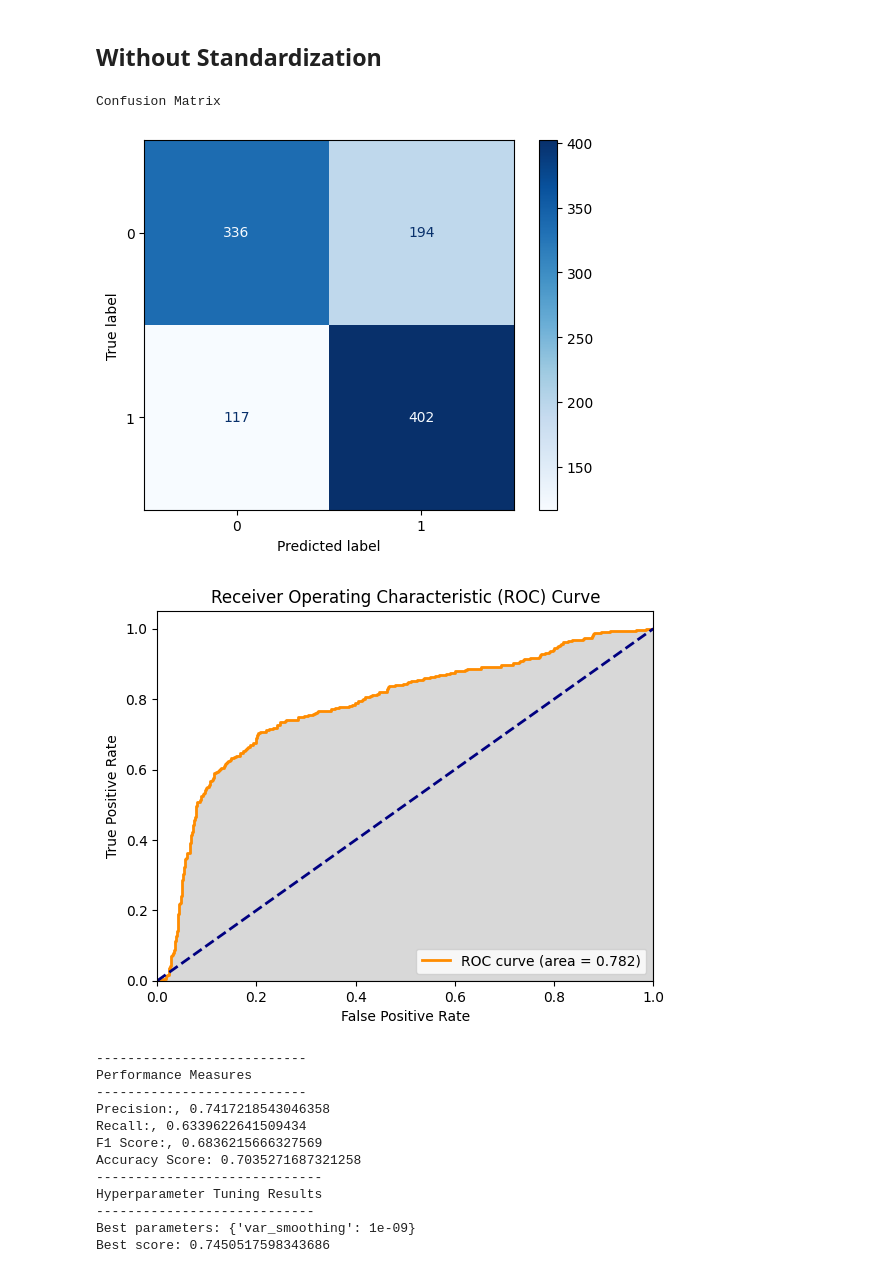
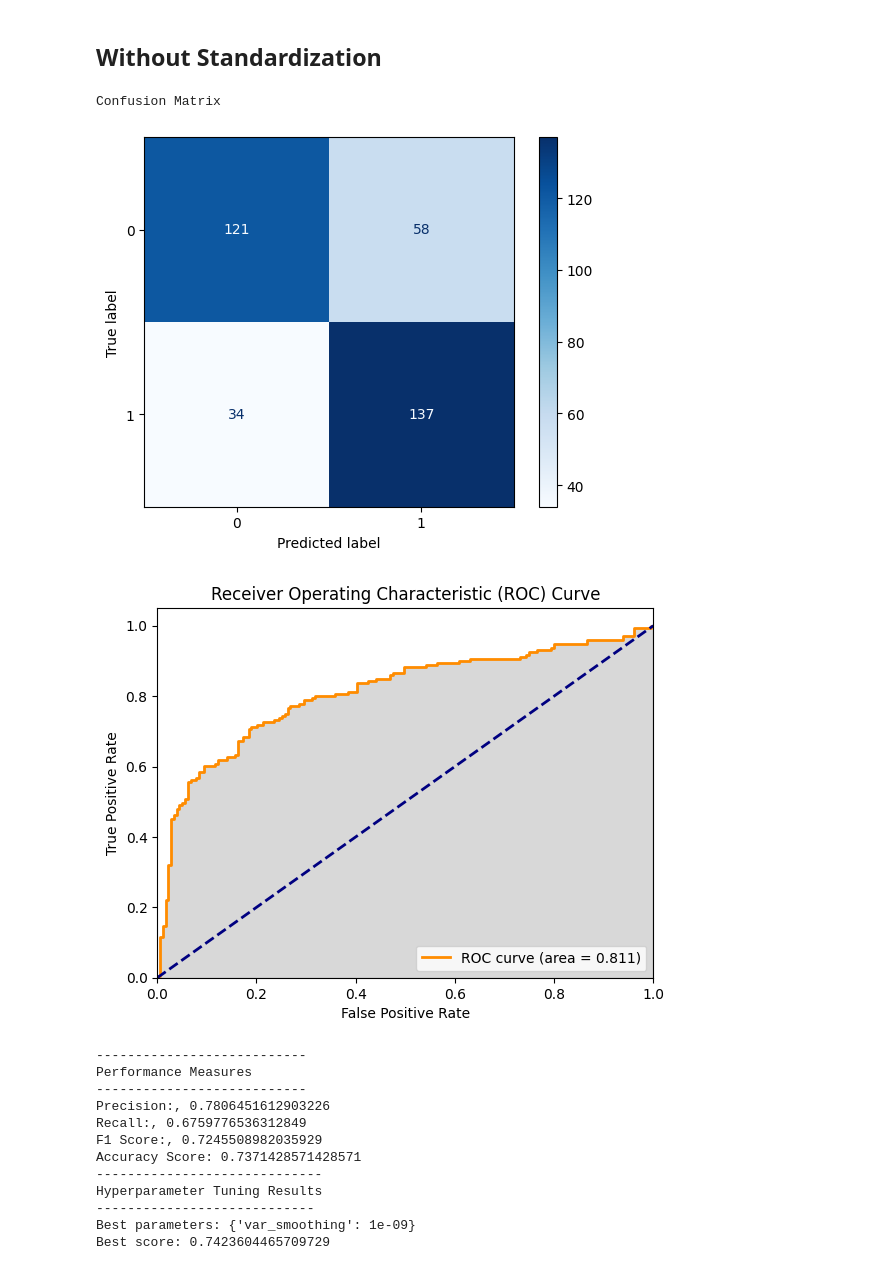
Before and after one commit to lopez-Luis89/Credit, a Jupyter notebook: Team Project AAI 501.ipynb, the cells around one changed output. Saved outputs shown, nothing was run; the diff lists cells and outputs as text; code cells hidden in the pictures.

```diff
--- a/Team Project AAI 501.ipynb
+++ b/Team Project AAI 501.ipynb
@@ -700,21 +679,25 @@ smote = SMOTE()
 X_resampled, Y_resampled =  smote.fit_resample(x,y)
 
 #Splitting
-x_train, x_test, y_train, y_test = train_test_split(X_resampled, Y_resampled, train_size= .25)
-
+x_train, x_test, y_train, y_test = train_test_split(X_resampled, Y_resampled, train_size= .75)
 
 #Standardizing
 scaler = StandardScaler()
 xtrain_scale = scaler.fit_transform(x_train)
 xtest = scaler.transform(x_test)
 
+# Hyperparameter Tuning
+param_grid = {'var_smoothing': [1e-9, 1e-8, 1e-7, 1e-6, 1e-5, 1e-4]}
+grid_search = GridSearchCV(estimator=GaussianNB(), param_grid=param_grid, cv=5, scoring='accuracy')
+grid_search.fit(xtrain_scale, y_train)
 
-n_b = GaussianNB()
-n_b.fit(xtrain_scale,y_train)
-predictions= n_b.predict(xtest)
+# Training
+n_b_best = grid_search.best_estimator_
+n_b_best.fit(xtrain_scale, y_train)
+predictions_ = n_b_best.predict(xtest)
 
 #Performance
-scores = n_b.score(xtest, y_test)
+scores = n_b_best.score(xtest, y_test)
 conf_mtrx = confusion_matrix(y_test, predictions)
 precision = precision_score(y_test, predictions)
 recall = recall_score(y_test, predictions)
@@ -726,15 +709,8 @@ print('Confusion Matrix')
 disp.plot(cmap='Blues', include_values=True)
 plt.show();
 
-
-#Hyperparameter Tuning
-param_grid = {'var_smoothing': [1e-9, 1e-8, 1e-7, 1e-6, 1e-5, 1e-4]}
-grid_search = GridSearchCV(estimator=n_b, param_grid=param_grid, cv=5, scoring='accuracy')
-grid_search.fit(x_train, y_train)
-
-
 #Plotting ROC Curve
-y_pred_proba = n_b.predict_proba(xtest)[:, 1]
+y_pred_proba = n_b_best.predict_proba(xtest)[:, 1]
 fpr, tpr, thresholds = roc_curve(y_test, y_pred_proba, pos_label=2)
 roc_auc = auc(fpr, tpr)
 
@@ -782,13 +758,18 @@ Best score: 0.7450517598343686
 # %% [markdown]
 ## Without Standardization
 # %%
-#Training
-n_b = GaussianNB()
-n_b.fit(x_train,y_train)
-predictions_= n_b.predict(x_test)
+# Hyperparameter Tuning
+param_grid = {'var_smoothing': [1e-9, 1e-8, 1e-7, 1e-6, 1e-5, 1e-4]}
+grid_search = GridSearchCV(estimator=GaussianNB(), param_grid=param_grid, cv=5, scoring='accuracy')
+grid_search.fit(x_train, y_train)
+
+# Training
+n_b_best = grid_search.best_estimator_
+n_b_best.fit(x_train, y_train)
+predictions_ = n_b_best.predict(x_test)
 
 #Performance
-scores = n_b.score(x_test, y_test)
+scores = n_b_best.score(x_test, y_test)
 conf_mtrx = confusion_matrix(y_test, predictions_)
 precision = precision_score(y_test, predictions_)
 recall = recall_score(y_test, predictions_)
@@ -808,49 +789,49 @@ grid_search.fit(x_train, y_train)
 
 
 #Plotting ROC Curve
-y_pred_proba = n_b.predict_proba(x_test)[:, 1]
+y_pred_proba = n_b_best.predict_proba(x_test)[:, 1]
 fpr, tpr, thresholds = roc_curve(y_test, y_pred_proba, pos_label=2)
 roc_auc = auc(fpr, tpr)
 
 
 plt.figure()
 plt.plot(fpr, tpr, color='darkorange', lw=2, label=f'ROC curve (area = {round(roc_auc,3)})')
 plt.fill_between(fpr, tpr, color='gray', alpha=0.3)
 plt.plot([0, 1], [0, 1], color='navy', lw=2, linestyle='--')
 plt.xlim([0.0, 1.0])
 plt.ylim([0.0, 1.05])
 plt.xlabel('False Positive Rate')
 plt.ylabel('True Positive Rate')
 plt.title('Receiver Operating Characteristic (ROC) Curve')
 plt.legend(loc="lower right")
 plt.show();
 
 print('---------------------------')
 print('Performance Measures')
 print('---------------------------')
 print(f'Precision:, {precision}')
 print(f'Recall:, {recall}')
 print(f'F1 Score:, {f1}')
 print(f'Accuracy Score: {scores}')
 print('-----------------------------')
 print('Hyperparameter Tuning Results')
 print('----------------------------')
 print("Best parameters:", grid_search.best_params_)
 print("Best score:", grid_search.best_score_)
 # %% [output]
 Confusion Matrix
-[figure, old version]
+[figure, new version]
-[figure, old version]
+[figure, new version]
 ---------------------------
 Performance Measures
 ---------------------------
-Precision:, 0.7417218543046358
-Recall:, 0.6339622641509434
-F1 Score:, 0.6836215666327569
-Accuracy Score: 0.7035271687321258
+Precision:, 0.7806451612903226
+Recall:, 0.6759776536312849
+F1 Score:, 0.7245508982035929
+Accuracy Score: 0.7371428571428571
 -----------------------------
 Hyperparameter Tuning Results
 ----------------------------
 Best parameters: {'var_smoothing': 1e-09}
-Best score: 0.7450517598343686
+Best score: 0.7423604465709729
 # %% [markdown]
```
Also changed, not shown: parts of 6 cells of this notebook.
